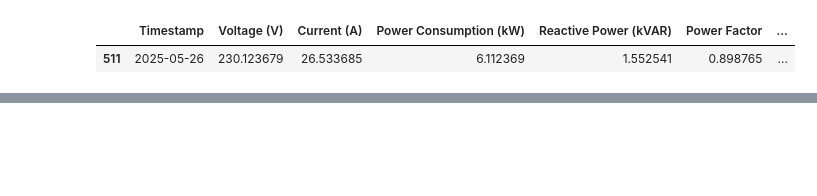
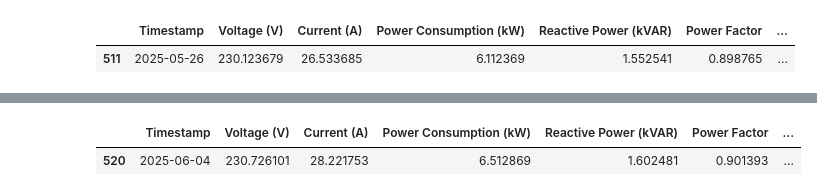
Before and after one commit to pranavsrinivas29/Energy-Demand-Forecasting, a Jupyter notebook: Notebooks/inference.ipynb, the cells around one changed output, grey strips where cells are left out. Drawn from its saved outputs; the diff is of its cells as text; code cells hidden in the pictures; blank space fills up the shorter version.

```diff
--- a/Notebooks/inference.ipynb
+++ b/Notebooks/inference.ipynb
@@ -65,0 +98,8 @@ inf_set.head(1)
+# %%
+#inf_training_data.isna().sum()
+#inf_set.head(10)
+inf_set = inf_set.iloc[[-1]]
+inf_set
+# %% [output]
+|  | Timestamp | Voltage (V) | Current (A) | Power Consumption (kW) | Reactive Power (kVAR) | Power Factor | ... |
+| 520 | 2025-06-04 | 230.726101 | 28.221753 | 6.512869 | 1.602481 | 0.901393 | ... |
```
Also changed, not shown: parts of 18 cells of this notebook, 2 other files.
